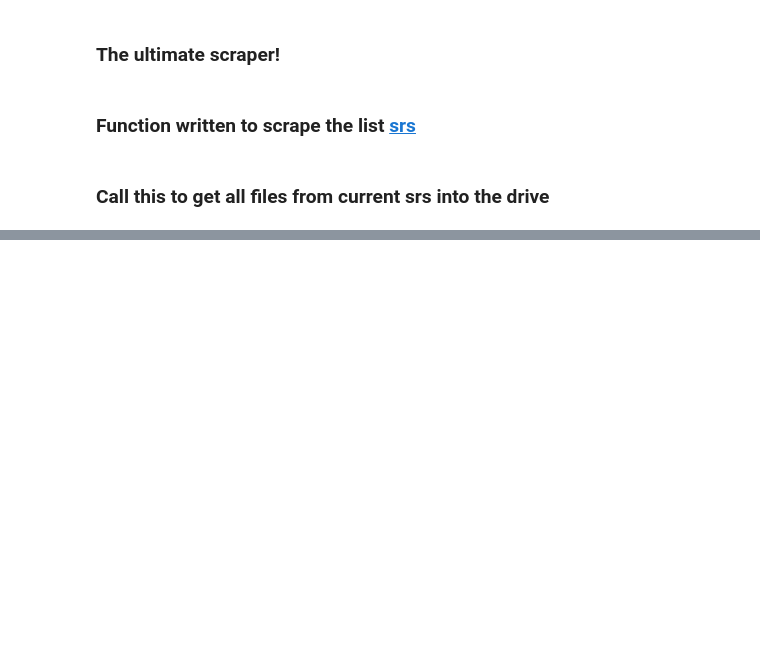
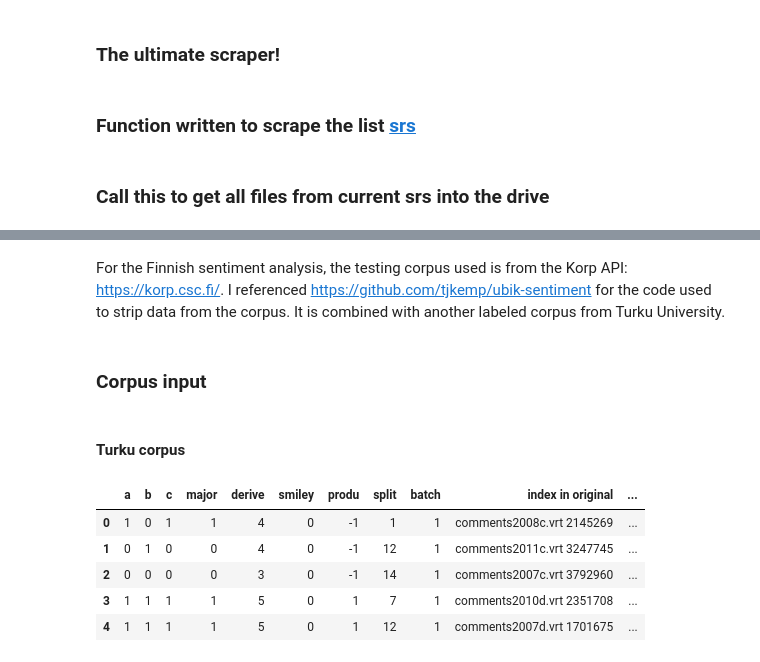
Before and after one commit to xh313/Corpus-Linguistics-Works, a Jupyter notebook: CorpusLingFinalProject.ipynb, the cells around one changed output, grey strips where cells are left out. Saved outputs shown, nothing was run; the diff lists cells and outputs as text; code cells hidden in the pictures; blank space fills up the shorter version.

```diff
--- a/CorpusLingFinalProject.ipynb
+++ b/CorpusLingFinalProject.ipynb
@@ -193,0 +241,17 @@ scrap_srs(srs, 10)
+# %% [markdown]
+For the Finnish sentiment analysis, the testing corpus used is from the Korp API: https://korp.csc.fi/. I referenced https://github.com/tjkemp/ubik-sentiment for the code used to strip data from the corpus. It is combined with another labeled corpus from Turku University.
+# %% [markdown]
+### Corpus input
+# %% [markdown]
+#### Turku corpus
+# %%
+df = pd.read_csv('/content/drive/MyDrive/LGCS124/FinalProject/TranslationTrainingData/FinnSentiment2020.tsv', sep='\t', header=0)
+
+df.head()
+# %% [output]
+|  | a | b | c | major | derive | smiley | produ | split | batch | index in original | ... |
+| 0 | 1 | 0 | 1 | 1 | 4 | 0 | -1 | 1 | 1 | comments2008c.vrt 2145269 | ... |
+| 1 | 0 | 1 | 0 | 0 | 4 | 0 | -1 | 12 | 1 | comments2011c.vrt 3247745 | ... |
+| 2 | 0 | 0 | 0 | 0 | 3 | 0 | -1 | 14 | 1 | comments2007c.vrt 3792960 | ... |
+| 3 | 1 | 1 | 1 | 1 | 5 | 0 | 1 | 7 | 1 | comments2010d.vrt 2351708 | ... |
+| 4 | 1 | 1 | 1 | 1 | 5 | 0 | 1 | 12 | 1 | comments2007d.vrt 1701675 | ... |
```
Also changed, not shown: parts of 31 cells of this notebook.
